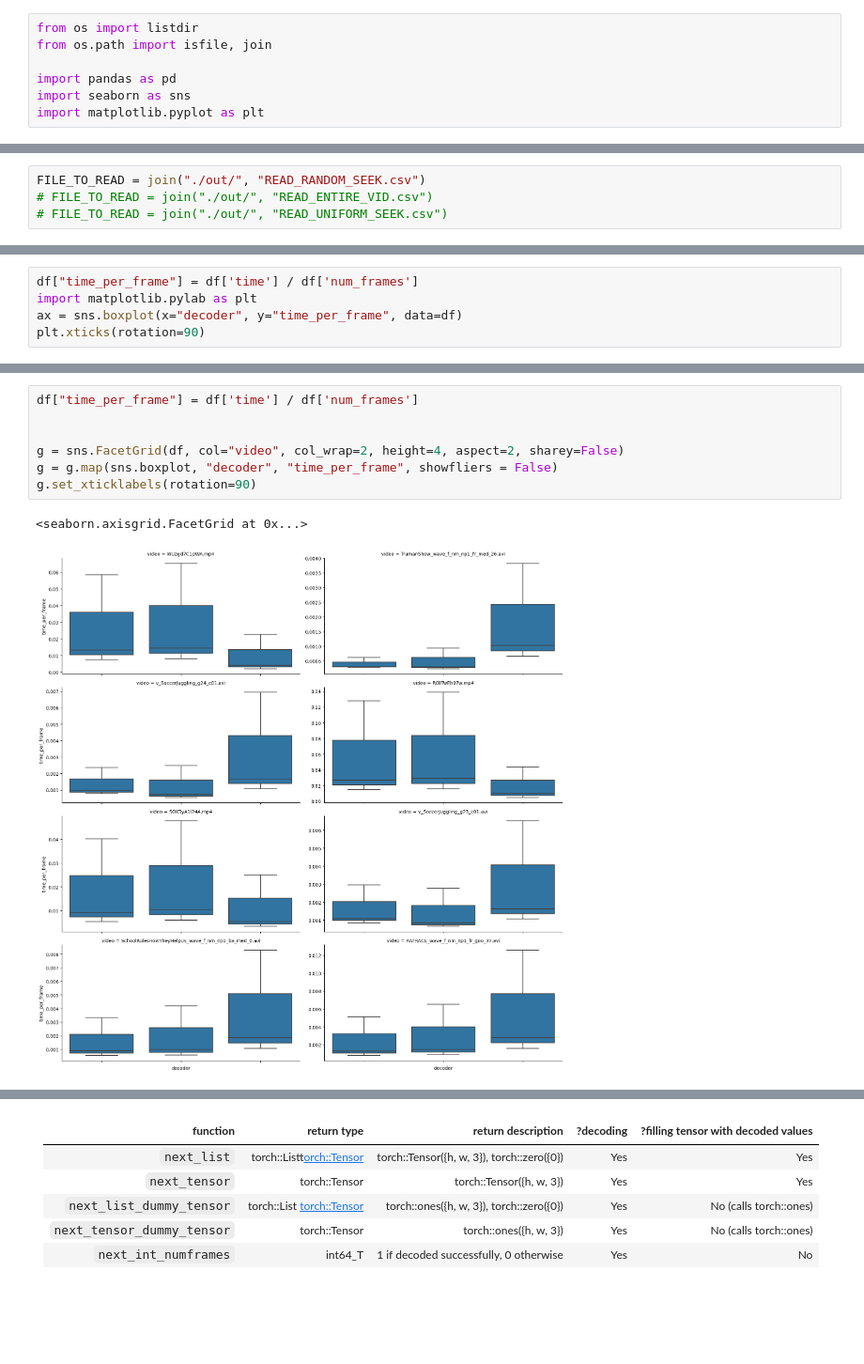
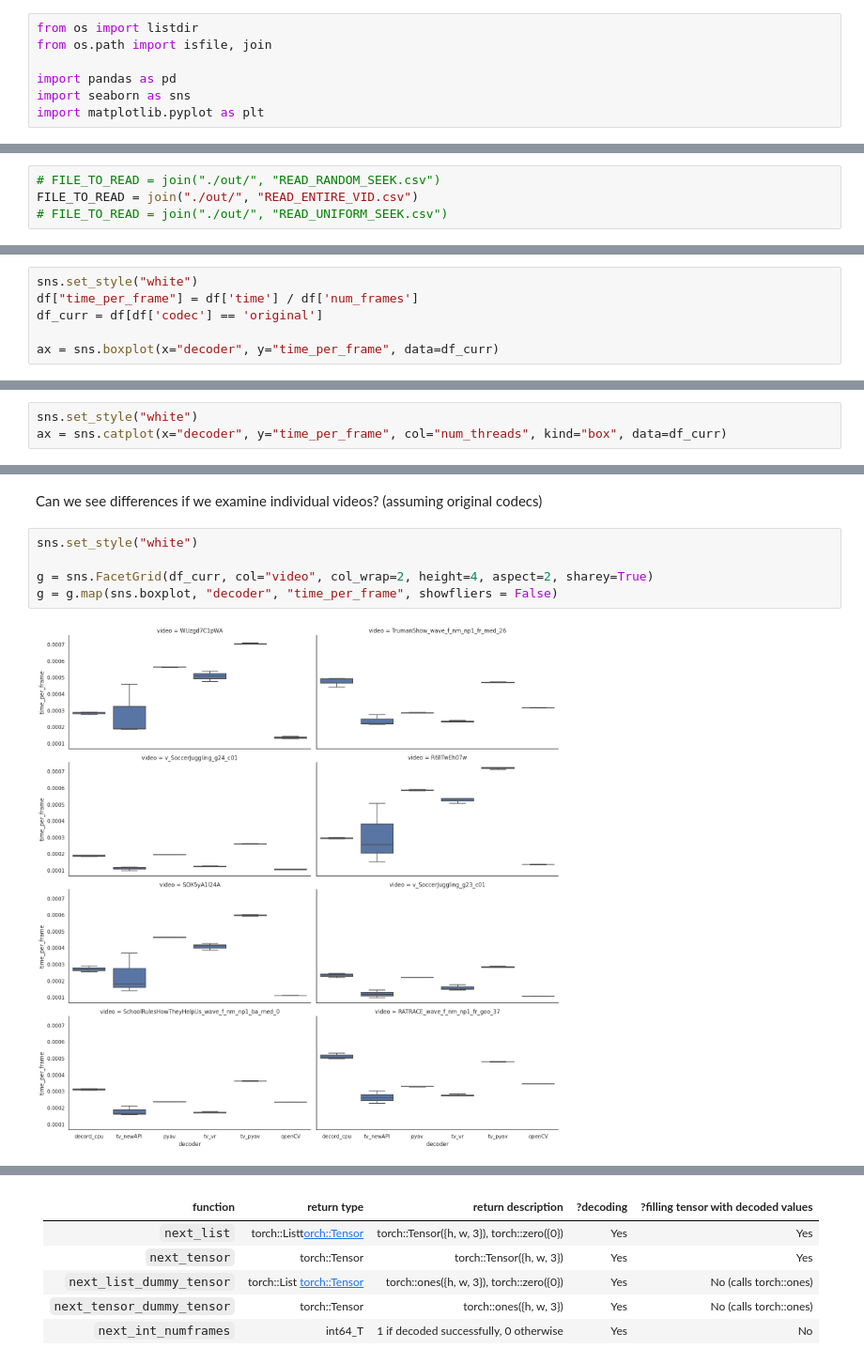
Before and after one commit to bjuncek/video_reader_benchmark, a Jupyter notebook: timeitcomp/Graph Results.ipynb, the cells around one changed output, grey strips where cells are left out. Shown: that part at 94% size. Saved outputs shown, nothing was run; the diff lists cells and outputs as text; blank space fills up the shorter version.

```diff
--- a/timeitcomp/Graph Results.ipynb
+++ b/timeitcomp/Graph Results.ipynb
@@ -8,6 +11,6 @@ import matplotlib.pyplot as plt
 # %%
-FILE_TO_READ = join("./out/", "READ_RANDOM_SEEK.csv")
-# FILE_TO_READ = join("./out/", "READ_ENTIRE_VID.csv")
+# FILE_TO_READ = join("./out/", "READ_RANDOM_SEEK.csv")
+FILE_TO_READ = join("./out/", "READ_ENTIRE_VID.csv")
 # FILE_TO_READ = join("./out/", "READ_UNIFORM_SEEK.csv")
 # %%
 df = pd.read_csv(FILE_TO_READ)
@@ -22,6 +28,7 @@ df.head()
 # %%
+sns.set_style("white")
 df["time_per_frame"] = df['time'] / df['num_frames']
-import matplotlib.pylab as plt
-ax = sns.boxplot(x="decoder", y="time_per_frame", data=df)
-plt.xticks(rotation=90)
+df_curr = df[df['codec'] == 'original']
+
+ax = sns.boxplot(x="decoder", y="time_per_frame", data=df_curr)
 # %% [output]
@@ -30,0 +38,3 @@ plt.xticks(rotation=90)
+# %%
+sns.set_style("white")
+ax = sns.catplot(x="decoder", y="time_per_frame", col="num_threads", kind="box", data=df_curr)
@@ -31,10 +43,10 @@ plt.xticks(rotation=90)
+# %% [markdown]
+Can we see differences if we examine individual videos?
+(assuming original codecs)
 # %%
-df["time_per_frame"] = df['time'] / df['num_frames']
+sns.set_style("white")
 
-
-g = sns.FacetGrid(df, col="video", col_wrap=2, height=4, aspect=2, sharey=False)
+g = sns.FacetGrid(df_curr, col="video", col_wrap=2, height=4, aspect=2, sharey=True)
 g = g.map(sns.boxplot, "decoder", "time_per_frame", showfliers = False)
-g.set_xticklabels(rotation=90)
 # %% [output]
-<seaborn.axisgrid.FacetGrid at 0x...>
-[figure, old version]
+[figure, new version]
```
Also changed, not shown: parts of 18 cells of this notebook, 4 other files.
